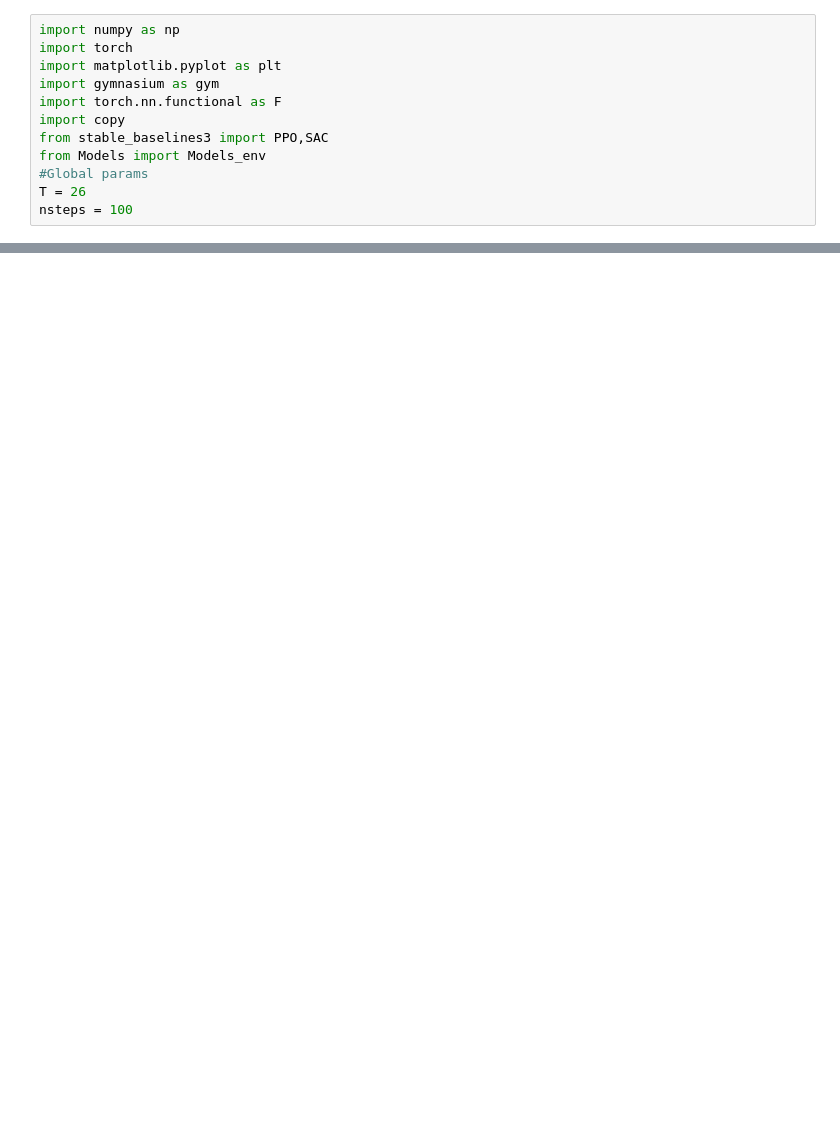
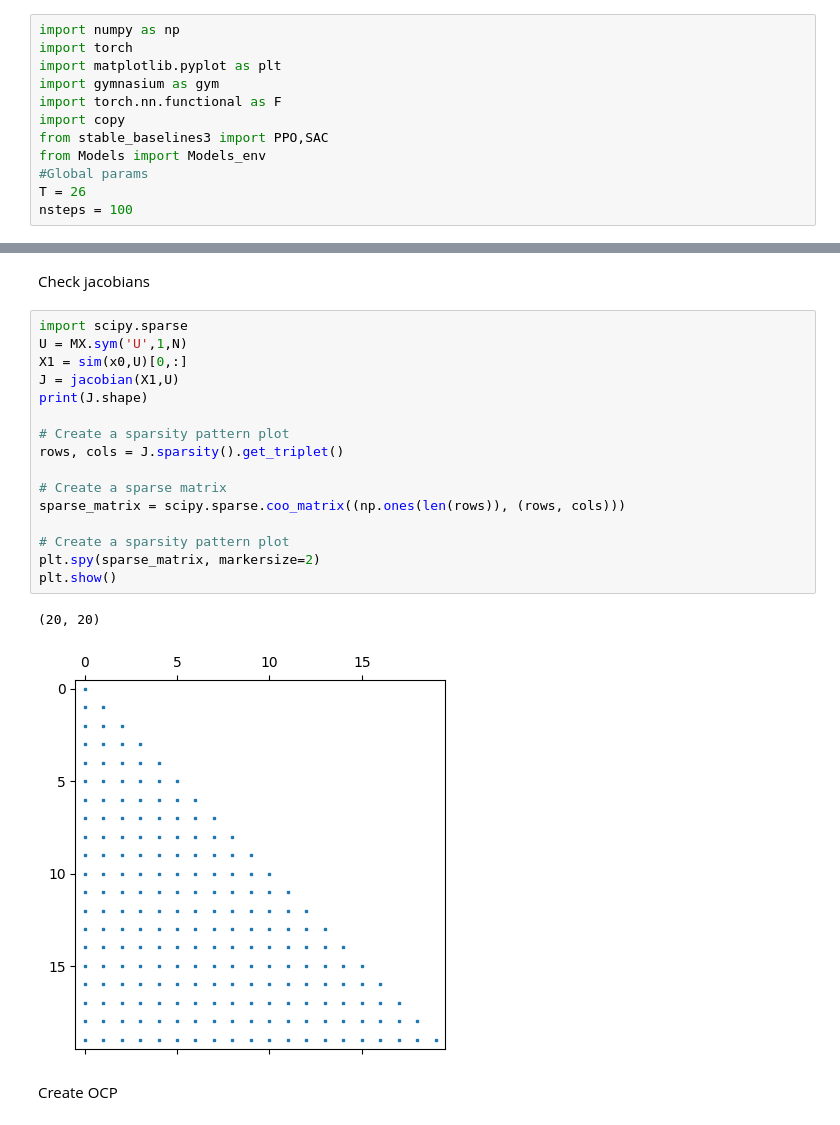
Before and after one commit to MaximilianB2/pc-gym, a Jupyter notebook: pc-gym/oracle_test.ipynb, the cells around one changed output, grey strips where cells are left out. Drawn from its saved outputs; the diff is of its cells as text; blank space fills up the shorter version.

```diff
--- a/pc-gym/oracle_test.ipynb
+++ b/pc-gym/oracle_test.ipynb
@@ -82,0 +117,23 @@ Failed to create nlp_grad_f:[x, p]->[f, grad:f:x] with {}:
+# %% [markdown]
+Check jacobians
+# %%
+import scipy.sparse
+U = MX.sym('U',1,N)
+X1 = sim(x0,U)[0,:]
+J = jacobian(X1,U)
+print(J.shape)
+
+# Create a sparsity pattern plot
+rows, cols = J.sparsity().get_triplet()
+
+# Create a sparse matrix
+sparse_matrix = scipy.sparse.coo_matrix((np.ones(len(rows)), (rows, cols)))
+
+# Create a sparsity pattern plot
+plt.spy(sparse_matrix, markersize=2)
+plt.show()
+# %% [output]
+(20, 20)
+[figure, added]
+# %% [markdown]
+Create OCP
```
Also changed, not shown: parts of 20 cells of this notebook, 2 other files.
